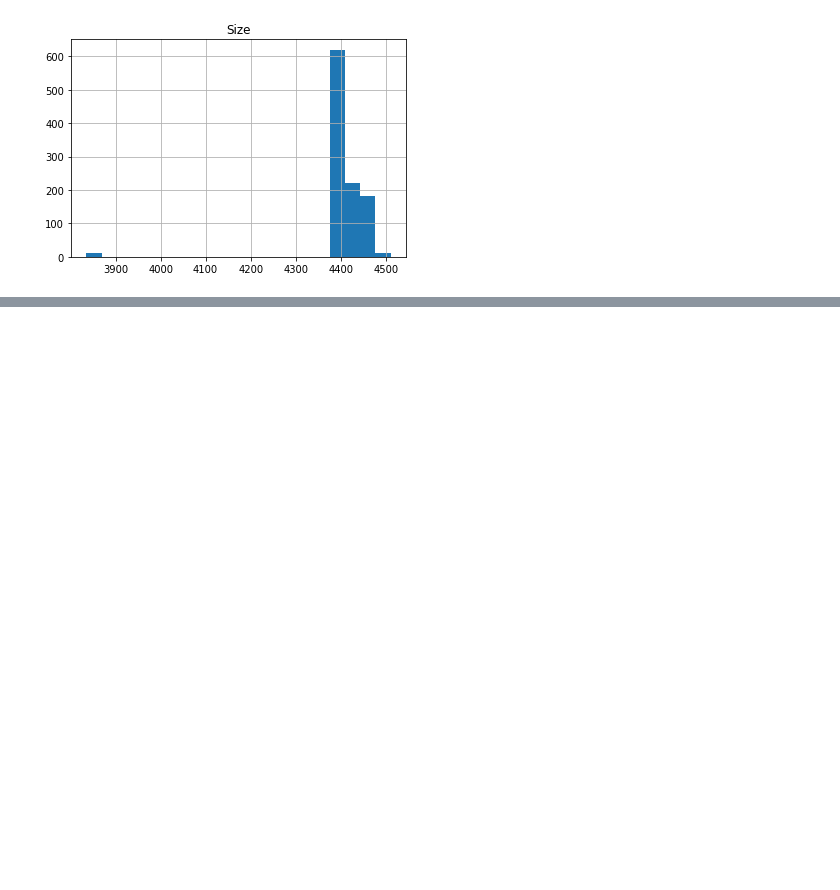
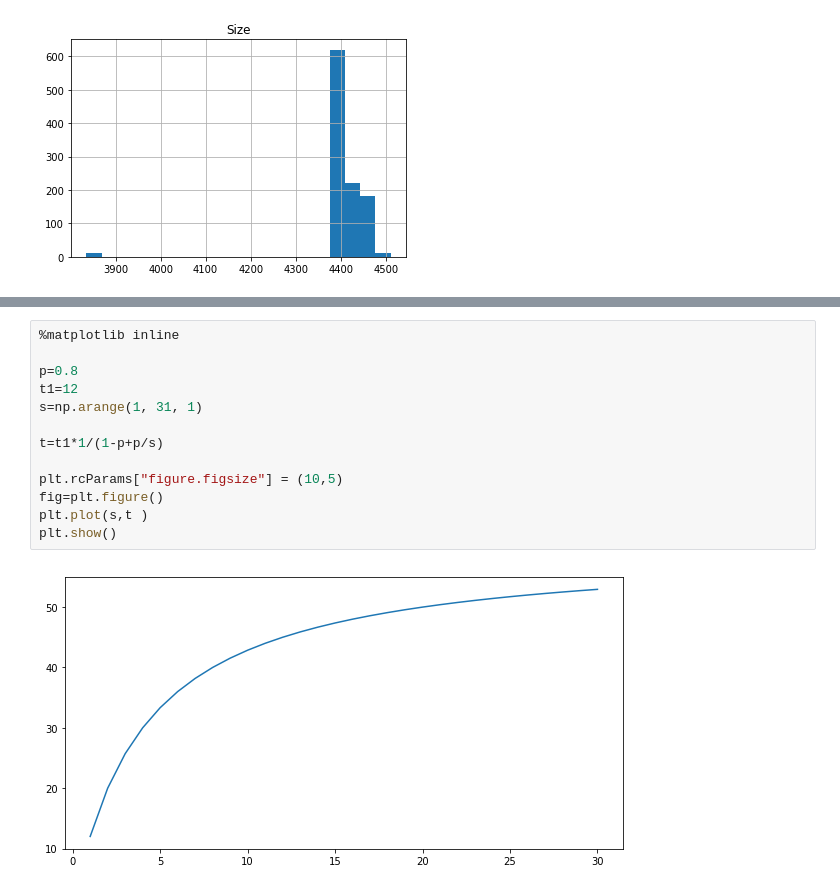
Before and after one commit to RedHatInsights/dvo-extractor, a Jupyter notebook: research/statistic/External data pipeline.ipynb, the cells around one changed output, grey strips where cells are left out. Cells and saved outputs as stored; diff of their text form; blank space fills up the shorter version.

```diff
--- a/research/statistic/External data pipeline.ipynb
+++ b/research/statistic/External data pipeline.ipynb
@@ -205,0 +288,15 @@ json_sizes_histogram=json_sizes.hist(bins=20)
+# %%
+%matplotlib inline
+
+p=0.8
+t1=12
+s=np.arange(1, 31, 1)
+
+t=t1*1/(1-p+p/s)
+
+plt.rcParams["figure.figsize"] = (10,5)
+fig=plt.figure()
+plt.plot(s,t )
+plt.show()
+# %% [output]
+[figure, added]
```
Also changed, not shown: parts of 21 cells of this notebook.
